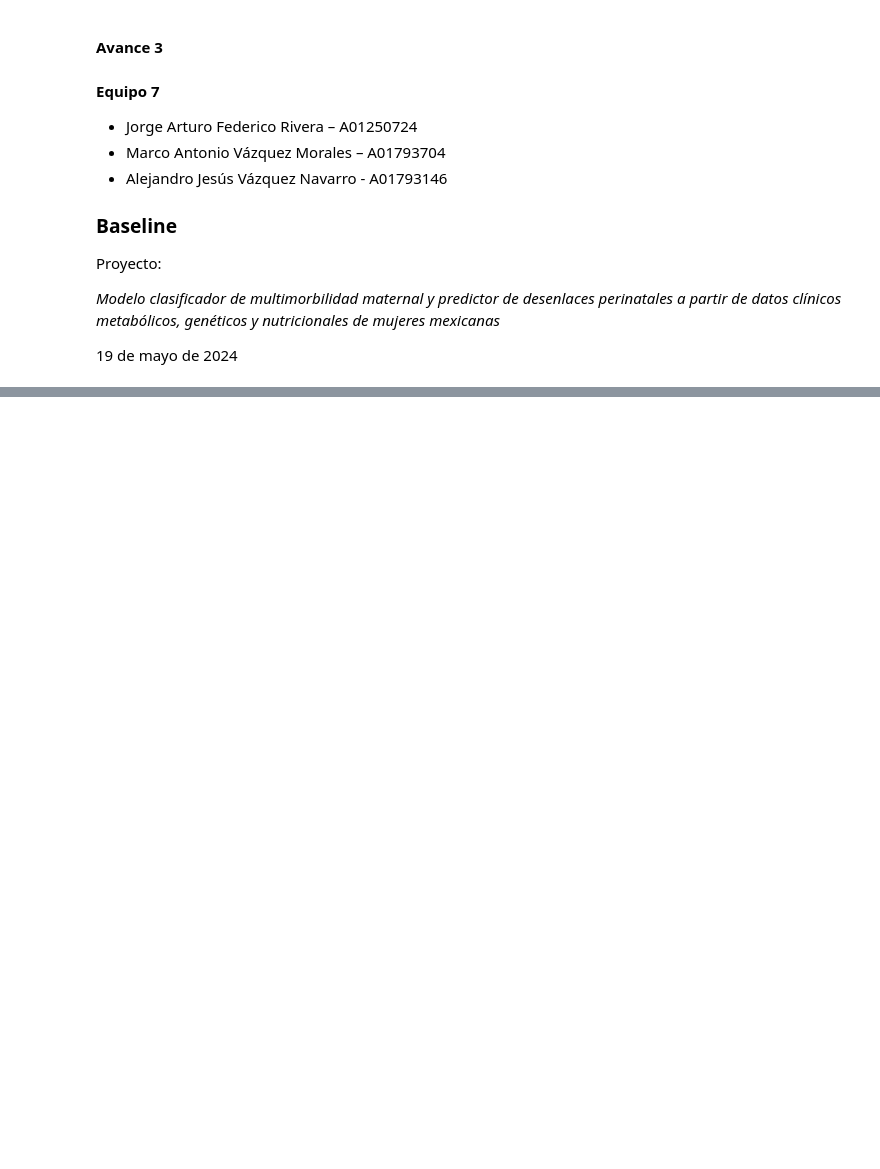
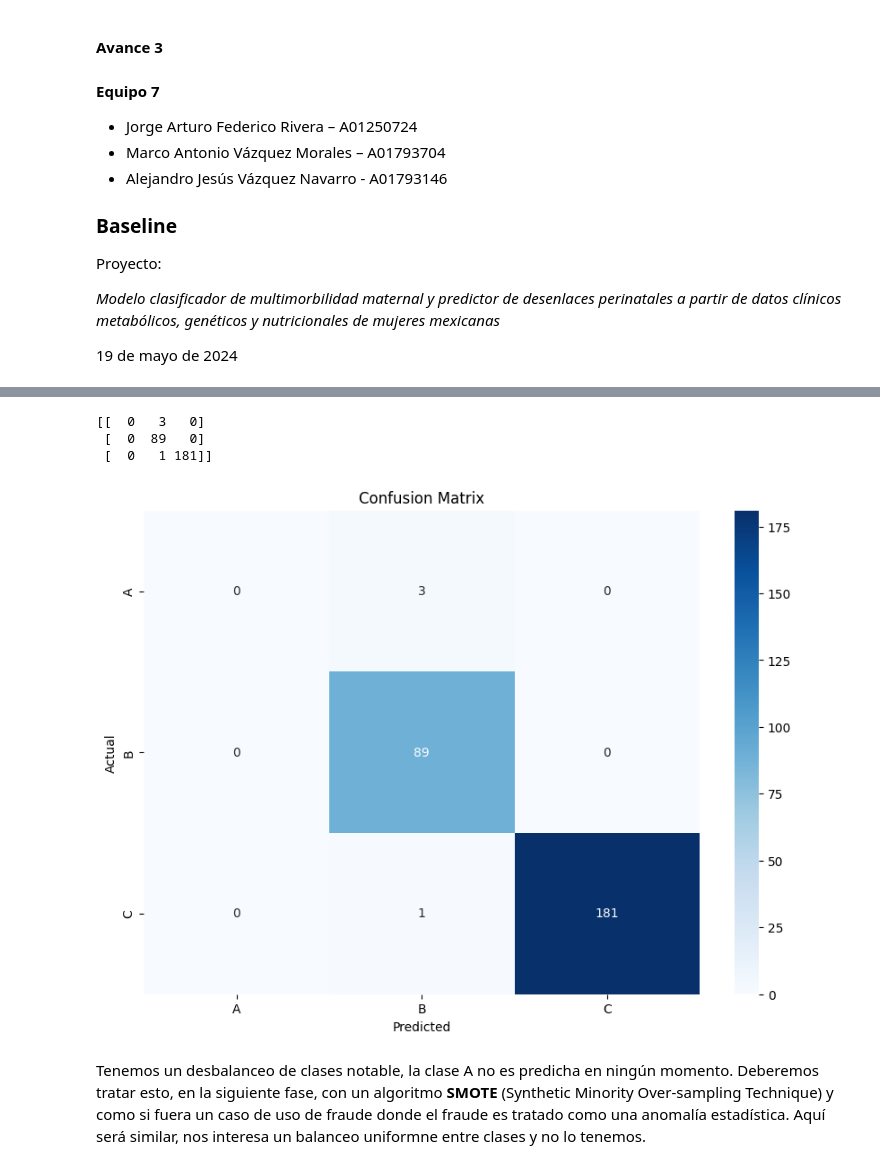
Before and after one commit to jafr0822/MNA_ProyectoIntegrador-Equipo7, a Jupyter notebook: Avance3_7_Equipo.ipynb, the cells around one changed output, grey strips where cells are left out. Cells and saved outputs as stored; diff of their text form; code cells hidden in the pictures; blank space fills up the shorter version.

```diff
--- a/Avance3_7_Equipo.ipynb
+++ b/Avance3_7_Equipo.ipynb
@@ -37,0 +136,4 @@ En esta entrega utilizaremos un algoritmo de random forest por las siguientes ca
+# %%
+
+y_pred = model.predict(X_holdout)
+print(classification_report(y_holdout, y_pred))
@@ -37,0 +203,18 @@ En esta entrega utilizaremos un algoritmo de random forest por las siguientes ca
+# %%
+print(confusion_matrix(y_holdout, y_pred))
+# %% [output]
+[[  0   3   0]
+ [  0  89   0]
+ [  0   1 181]]
+# %%
+conf_matrix = confusion_matrix(y_holdout, y_pred)
+plt.figure(figsize=(10, 7))
+sns.heatmap(conf_matrix, annot=True, fmt='d', cmap='Blues', xticklabels=model.classes_, yticklabels=model.classes_)
+plt.title('Confusion Matrix')
+plt.xlabel('Predicted')
+plt.ylabel('Actual')
+plt.show()
+# %% [output]
+[figure, added]
+# %% [markdown]
+Tenemos un desbalanceo de clases notable, la clase A no es predicha en ningún momento. Deberemos tratar esto, en la siguiente fase, con un algoritmo **SMOTE** (Synthetic Minority Over-sampling Technique) y como si fuera un caso de uso de fraude donde el fraude es tratado como una anomalía estadística. Aquí será similar, nos interesa un balanceo uniformne entre clases y no lo tenemos.
```
Also changed, not shown: parts of 29 cells of this notebook.
